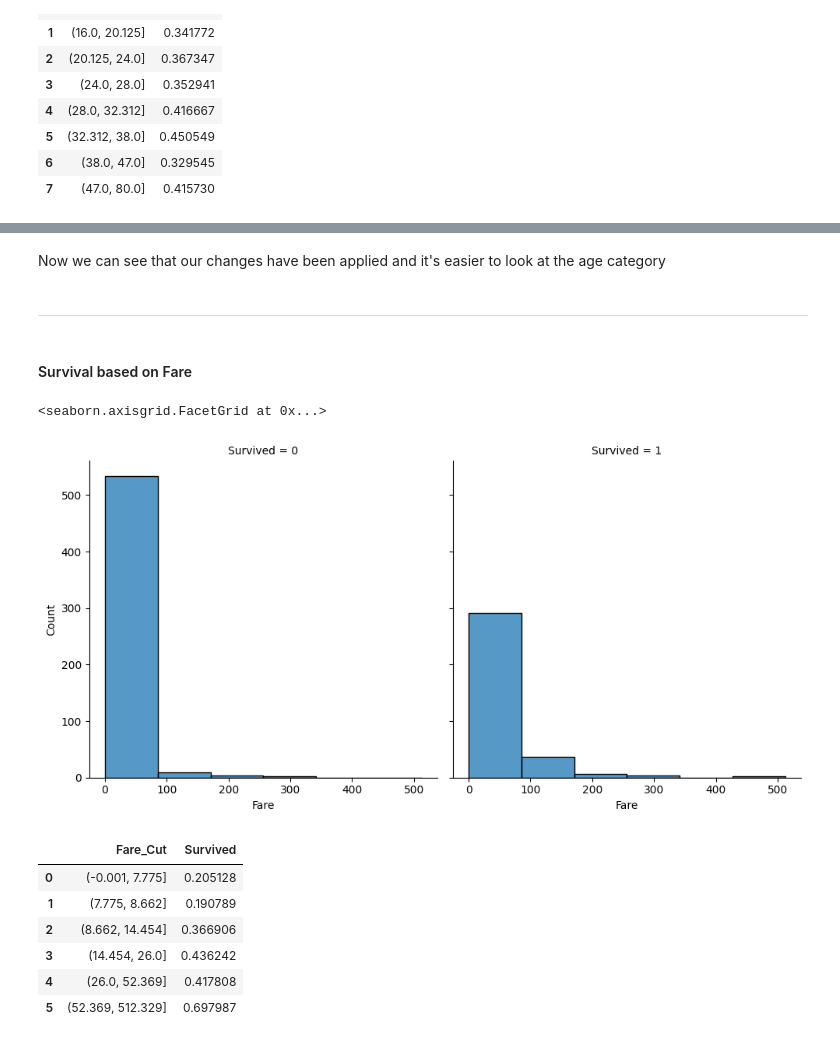
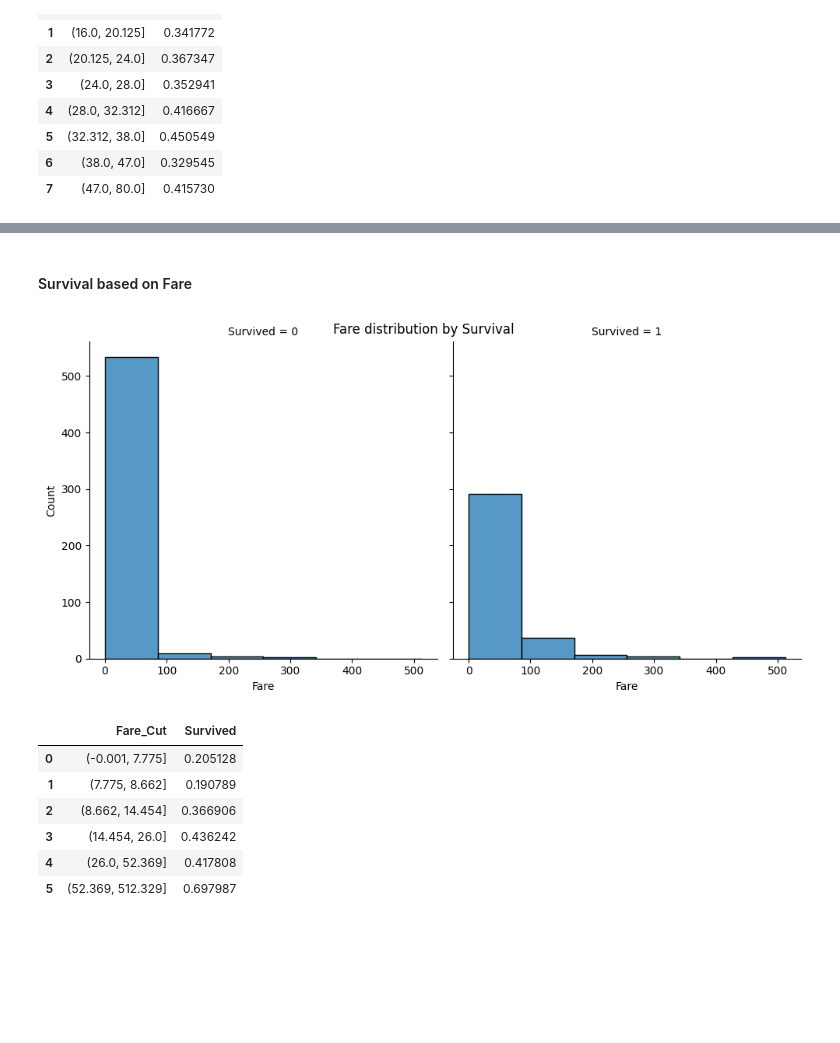
Before and after one commit to farahyakoubi-vives/ML_Assignment, a Jupyter notebook: Farah_Yakoubi.ipynb, the cells around one changed output, grey strips where cells are left out. Drawn from its saved outputs; the diff is of its cells as text; code cells hidden in the pictures; blank space fills up the shorter version.

```diff
--- a/Farah_Yakoubi.ipynb
+++ b/Farah_Yakoubi.ipynb
@@ -222,4 +233,4 @@ It's better to look broad in a family sense then seperately
 # %%
-df_train['Family-Size'] = df_train['SibSp'] + df_train['Parch'] + 1
-df_test['Family-Size'] = df_test['SibSp'] + df_test['Parch'] + 1
+df_train['FamilySize'] = df_train['SibSp'] + df_train['Parch'] + 1
+df_test['FamilySize'] = df_test['SibSp'] + df_test['Parch'] + 1
 # %%
@@ -244,7 +259,7 @@ Note:
 family_map = {1: "Alone", 2: "Small", 3: "Small", 4: "Small", 5: "Medium", 6: "Medium", 7: "Large", 8: "Large", 11: "Large"}
 # %%
-df_train['Family_Size_Grouped'] = df_train['Family-Size'].map(family_map)
-df_test['Family_Size_Grouped'] = df_test['Family-Size'].map(family_map)
+df_train['Family_Size_Grouped'] = df_train['FamilySize'].map(family_map)
+df_test['Family_Size_Grouped'] = df_test['FamilySize'].map(family_map)
 # %%
 df_train.groupby(['Family_Size_Grouped'], as_index=False)['Survived'].mean()
 # %% [output]
@@ -368,22 +391,0 @@ Highest age of survival were mostly young adults and middle aged passengers.
-# %%
-#making bins to make it easier to read
-
-df_train.loc[df_train['Age']<=16, 'Age'] = 0
-df_train.loc[(df_train['Age']> 16) & (df_train['Age']<=20.125), 'Age'] = 1
-df_train.loc[(df_train['Age']> 20.125) & (df_train['Age']<=24), 'Age'] = 2
-df_train.loc[(df_train['Age']> 24) & (df_train['Age']<=28), 'Age'] = 3
-df_train.loc[(df_train['Age']> 28) & (df_train['Age']<=32.312), 'Age'] = 4
-df_train.loc[(df_train['Age']> 32.312) & (df_train['Age']<=38), 'Age'] = 5
-df_train.loc[(df_train['Age']> 38) & (df_train['Age']<=47), 'Age'] = 6
-df_train.loc[(df_train['Age']> 47) & (df_train['Age']<=80), 'Age'] = 7
-df_train.loc[df_train['Age'] > 80, 'Age']
-
-df_test.loc[df_test['Age']<=16, 'Age'] = 0
-df_test.loc[(df_test['Age']> 16) & (df_test['Age']<=20.125), 'Age'] = 1
-df_test.loc[(df_test['Age']> 20.125) & (df_test['Age']<=24), 'Age'] = 2
-df_test.loc[(df_test['Age']> 24) & (df_test['Age']<=28), 'Age'] = 3
-df_test.loc[(df_test['Age']> 28) & (df_test['Age']<=32.312), 'Age'] = 4
-df_test.loc[(df_test['Age']> 32.312) & (df_test['Age']<=38), 'Age'] = 5
-df_test.loc[(df_test['Age']> 38) & (df_test['Age']<=47), 'Age'] = 6
-df_test.loc[(df_test['Age']> 47) & (df_test['Age']<=80), 'Age'] = 7
-df_test.loc[df_test['Age'] > 80, 'Age']
@@ -403,13 +392,16 @@ df_train.head()
-# %% [markdown]
-Now we can see that our changes have been applied and it's easier to look at the age category
-# %% [markdown]
----
 # %% [markdown]
 #### Survival based on Fare
 # %%
-sns.displot(df_train, x='Fare', col='Survived', binwidth=80, height=5)
+sns.displot(df_train, x='Fare',
+            col='Survived',
+             col_order=[0,1],
+            binwidth=80,
+            height=5,
+           )
+
+plt.suptitle("Fare distribution by Survival")
+plt.show()
 # %% [output]
-<seaborn.axisgrid.FacetGrid at 0x...>
-[figure, old version]
+[figure, new version]
 # %%
 df_train['Fare_Cut'] = pd.qcut(df_train['Fare'], 6)
```
Also changed, not shown: parts of 115 cells of this notebook, 1 other file.
